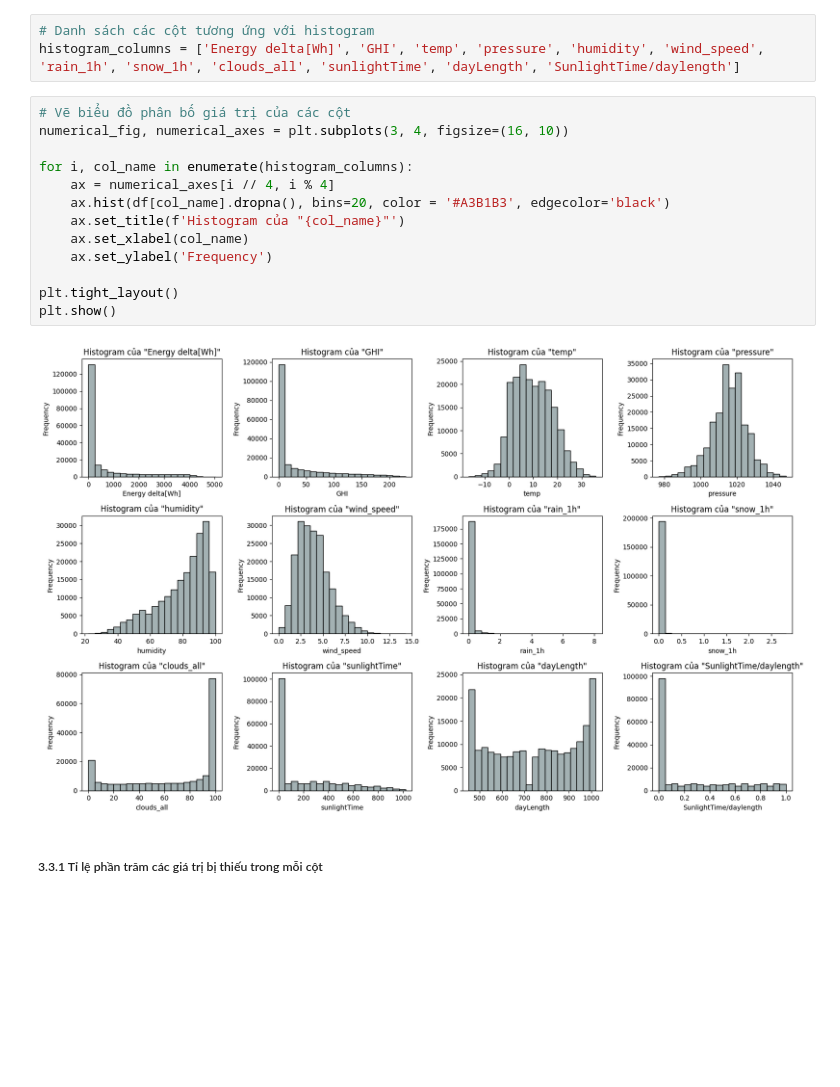
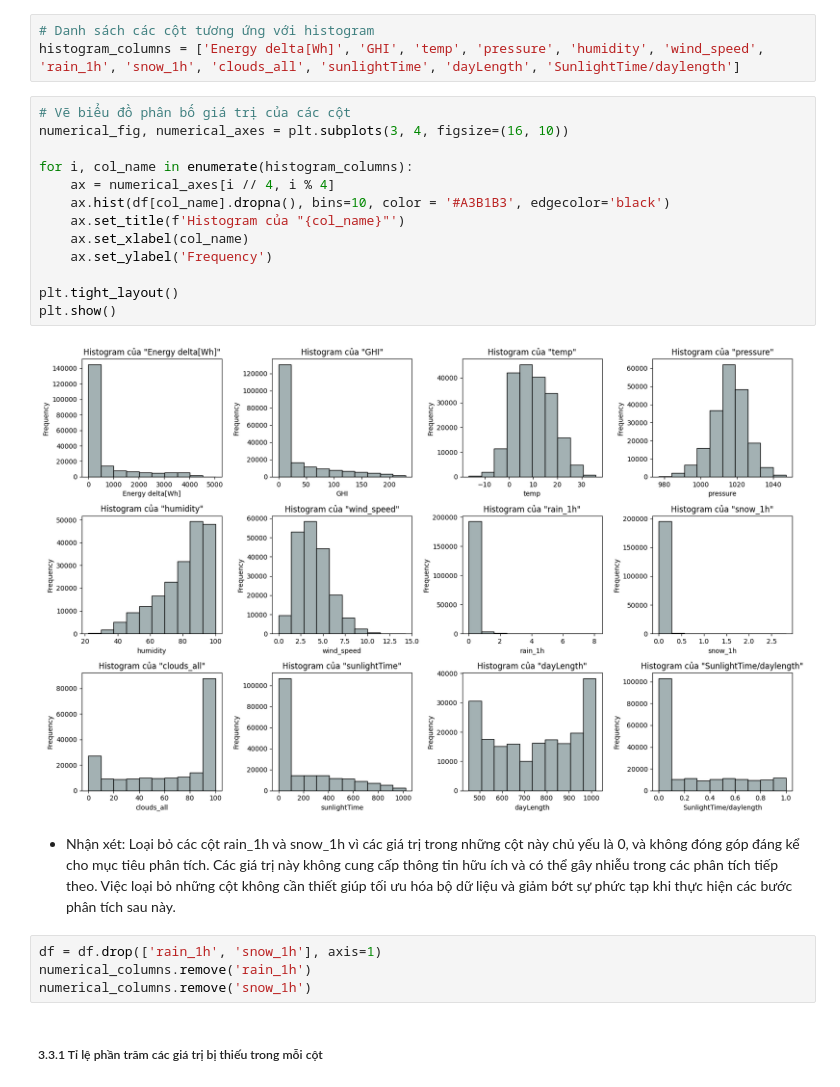
Before and after one commit to alpaca3000/Lab02_DataVisualization, a Jupyter notebook: Source_Codes/DataPreprocessing.ipynb, the cells around one changed output. Drawn from its saved outputs; the diff is of its cells as text; blank space fills up the shorter version.

```diff
--- a/Source_Codes/DataPreprocessing.ipynb
+++ b/Source_Codes/DataPreprocessing.ipynb
@@ -226,18 +226,24 @@ histogram_columns = ['Energy delta[Wh]', 'GHI', 'temp', 'pressure', 'humidity',
 # %%
 # Vẽ biểu đồ phân bố giá trị của các cột
 numerical_fig, numerical_axes = plt.subplots(3, 4, figsize=(16, 10))
 
 for i, col_name in enumerate(histogram_columns):
     ax = numerical_axes[i // 4, i % 4]
-    ax.hist(df[col_name].dropna(), bins=20, color = '#A3B1B3', edgecolor='black')
+    ax.hist(df[col_name].dropna(), bins=10, color = '#A3B1B3', edgecolor='black')
     ax.set_title(f'Histogram của "{col_name}"')
     ax.set_xlabel(col_name)
     ax.set_ylabel('Frequency')
 
 plt.tight_layout()
 plt.show()
 # %% [output]
-[figure, old version]
+[figure, new version]
+# %% [markdown]
+- Nhận xét: Loại bỏ các cột rain_1h và snow_1h vì các giá trị trong những cột này chủ yếu là 0, và không đóng góp đáng kể cho mục tiêu phân tích. Các giá trị này không cung cấp thông tin hữu ích và có thể gây nhiễu trong các phân tích tiếp theo. Việc loại bỏ những cột không cần thiết giúp tối ưu hóa bộ dữ liệu và giảm bớt sự phức tạp khi thực hiện các bước phân tích sau này.
+# %%
+df = df.drop(['rain_1h', 'snow_1h'], axis=1)
+numerical_columns.remove('rain_1h')
+numerical_columns.remove('snow_1h')
 # %% [markdown]
 ##### 3.3.1 Tỉ lệ phần trăm các giá trị bị thiếu trong mỗi cột
 # %%
```
Also changed, not shown: parts of 5 cells of this notebook.
